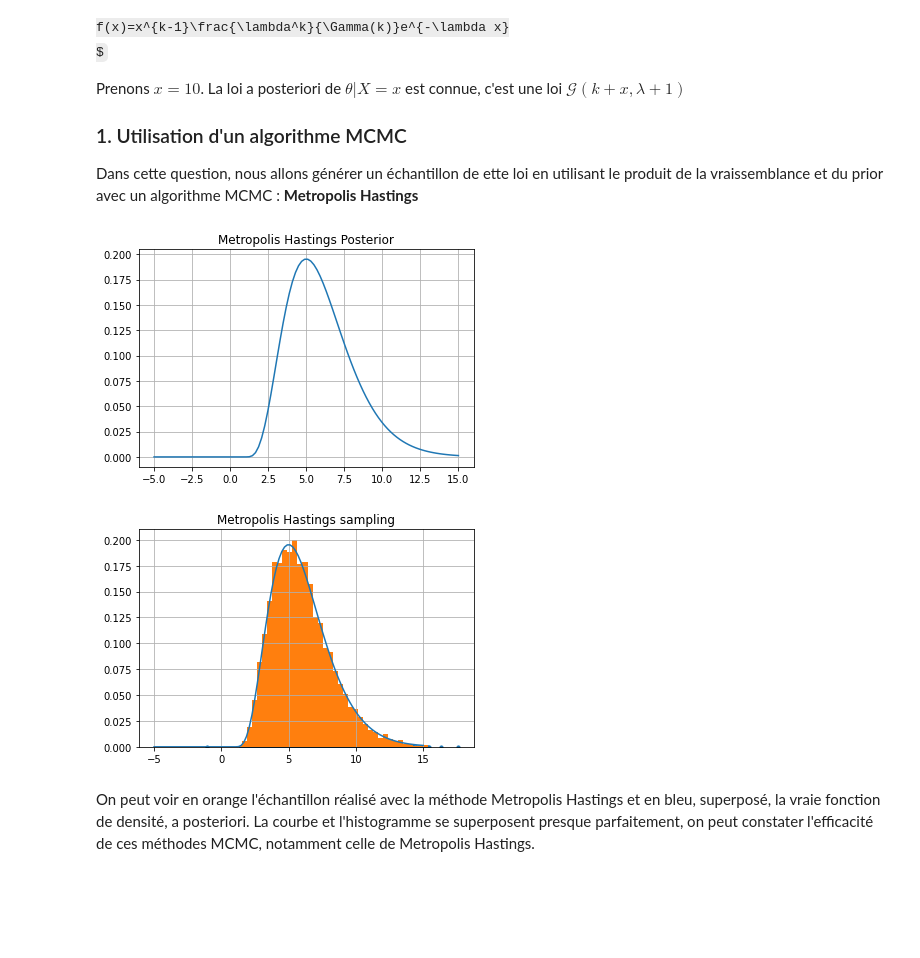
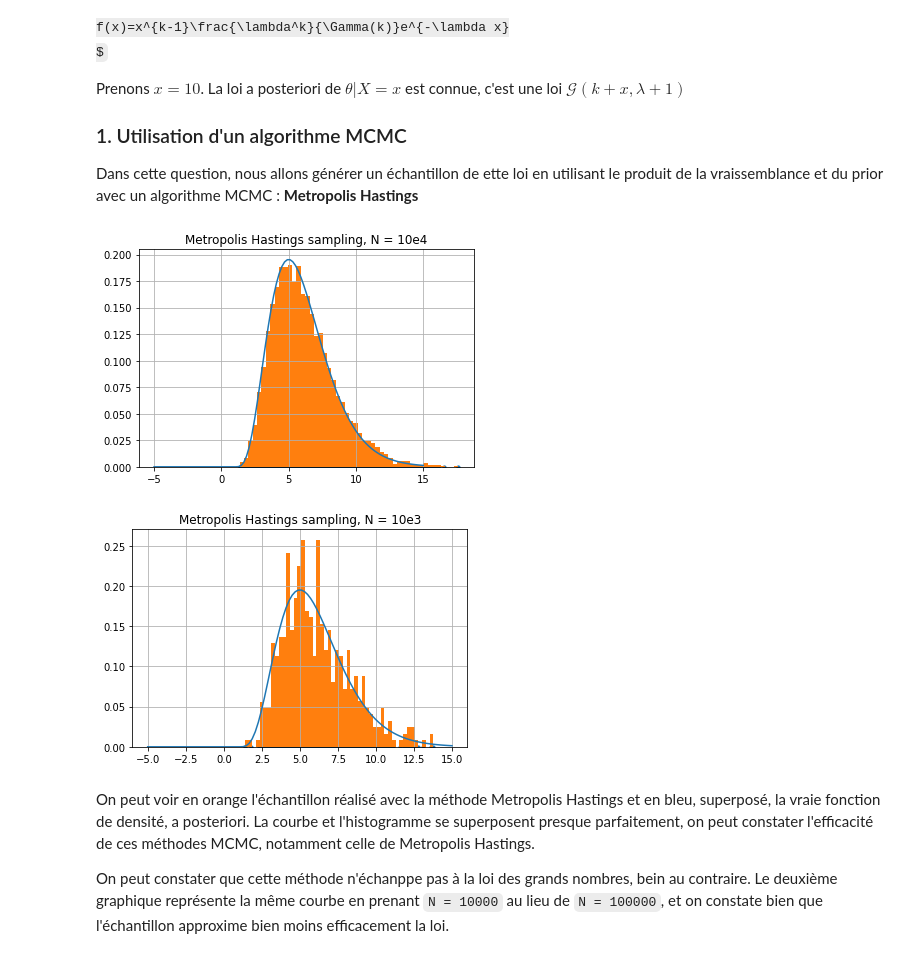
Before and after one commit to Aympab/Projet_Probas_Stats, a Jupyter notebook: probleme3.ipynb, the cells around one changed output. Cells and saved outputs as stored; diff of their text form; code cells hidden in the pictures; some formulas as TeX source; blank space fills up the shorter version.

```diff
--- a/probleme3.ipynb
+++ b/probleme3.ipynb
@@ -38,65 +38,78 @@ def posterior(x):
 #We want to estimate it and check with the real posterior
 def estimated_posterior(x):
     return poisson_likelihood(k, l) * stats.gamma.pdf(x, k, l)
-    return poisson_likelihood(k, l) * stats.gamma.pdf(k+x, l+1)
 
 def poisson_likelihood(k, lambd):
     return ((lambd**k) * np.exp(-lambd))/math.factorial(k)
 #----------------------------------------------------------------------------------------#
-# plot posterior
+# compute posterior
 
 x_array = np.linspace(-5.0, 15.0, 100)
 y_array = np.asarray( [posterior(x) for x in x_array] )
 
-plt.plot(x_array,y_array)
-
-plt.grid()
-plt.title('Metropolis Hastings Posterior')
-plt.savefig('posterior.png',bbox_inches='tight')
-plt.show()
-plt.close()
-
 #----------------------------------------------------------------------------------------#
 # Metropolis Hastings sampling from the posterior distribution
 
-N = 100000
+N = int(10e4)
 s = 10
 
 x = 0
 p = posterior(x)
 
 samples = []
+samples_small = []
 
 for i in range(N):
     xn = x + np.random.normal(size=1)
     pn = estimated_posterior(xn)
     if pn >= p:
         p = pn
         x = xn
     else:
         u = np.random.rand()
         if u < pn/p:
             p = pn
             x = xn
-    if i % s == 0:
+    if i % s == 0 :
         samples.append(x)
+        if i < 10000 :
+            samples_small.append(x)
+
 
 #On garde que la moitié supérieure des valeurs
 samples = np.array(samples[len(samples)//2::])
+samples_small = np.array(samples_small[len(samples_small)//2::])
 
 plt.scatter(samples, np.zeros_like(samples), s=10)
 
 plt.plot(x_array,y_array)
 plt.hist(samples, bins=50,density=1)
 
-plt.title('Metropolis Hastings sampling')
+plt.title('Metropolis Hastings sampling, N = 10e4')
 plt.grid()
 plt.savefig('metropolis_hastings_1d.png',bbox_inches='tight')
 plt.show()
 plt.close()
+
+
+#-------------------- Same with N = 10000
+samples_small = np.array(samples_small)
+
+plt.scatter(samples_small, np.zeros_like(samples_small), s=10)
+
+plt.plot(x_array,y_array)
+plt.hist(samples_small, bins=50,density=1)
+
+plt.title('Metropolis Hastings sampling, N = 10e3')
+plt.grid()
+plt.savefig('metropolis_hastings_1d.png',bbox_inches='tight')
+plt.show()
+plt.close()
 # %% [output]
-[figure, old version]
+[figure, new version]
-[figure, old version]
+[figure, new version]
 # %% [markdown]
 On peut voir en orange l'échantillon réalisé avec la méthode Metropolis Hastings et en bleu, superposé, la vraie fonction de densité, a posteriori.
 La courbe et l'histogramme se superposent presque parfaitement, on peut constater l'efficacité de ces méthodes MCMC, notamment celle de Metropolis Hastings.
+
+On peut constater que cette méthode n'échanppe pas à la loi des grands nombres, bein au contraire. Le deuxième graphique représente la même courbe en prenant `N = 10000` au lieu de `N = 100000`, et on constate bien que l'échantillon approxime bien moins efficacement la loi.
```
Also changed, not shown: 1 other file.
